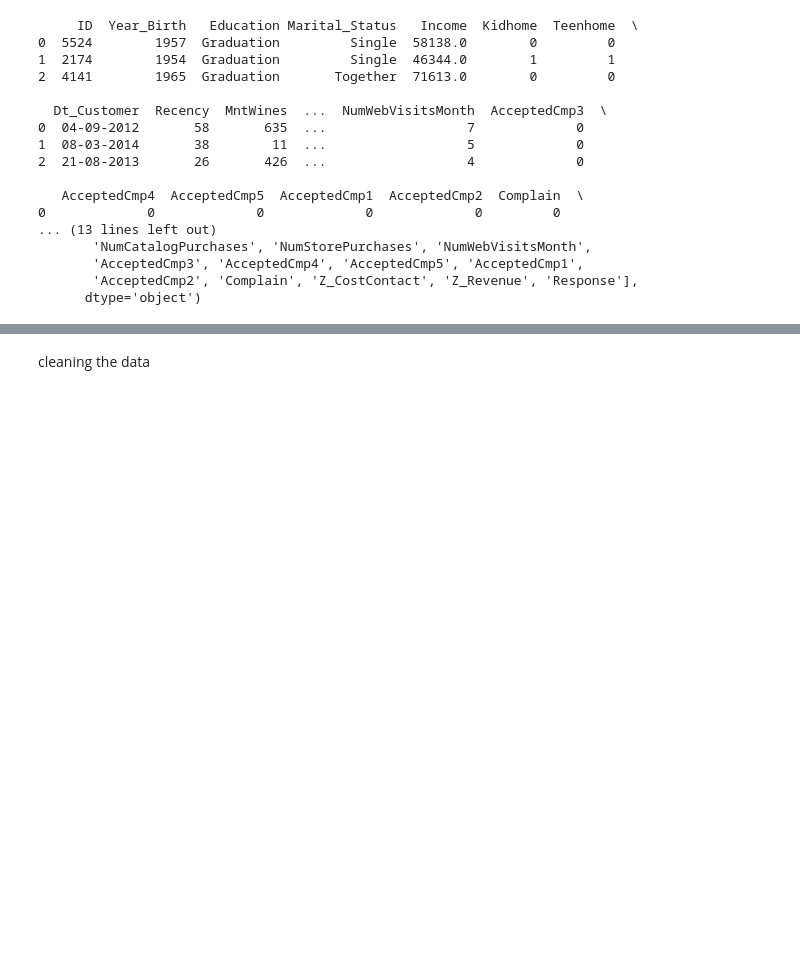
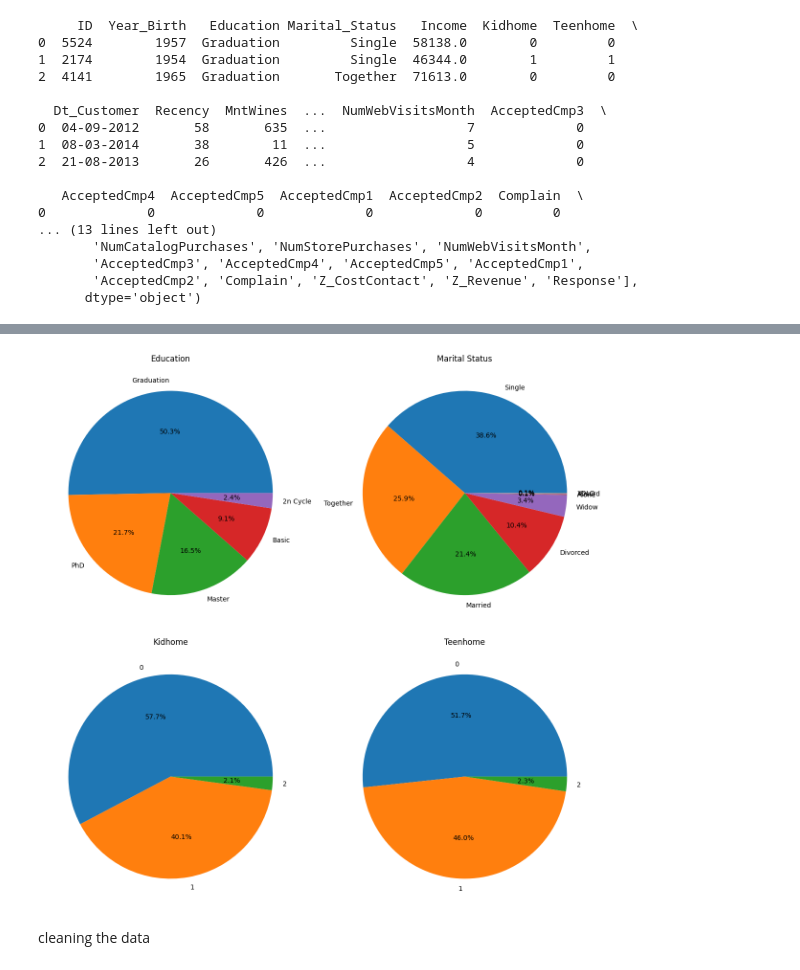
Before and after one commit to lucymao-12/clustering, a Jupyter notebook: Deep_dive_into_clustering.ipynb, the cells around one changed output, grey strips where cells are left out. Saved outputs shown, nothing was run; the diff lists cells and outputs as text; code cells hidden in the pictures; blank space fills up the shorter version.

Commit message:
more data cleaning and visualization

```diff
--- a/Deep_dive_into_clustering.ipynb
+++ b/Deep_dive_into_clustering.ipynb
@@ -70,0 +77,6 @@ print(columns)
+# %%
+#look at all unque values in each column
+labels = []
+for names in columns:
+    labels.append(df[names].unique())
+    print(names, df[names].unique()[:10])
@@ -71,3 +101,28 @@ print(columns)
+# %%
+#lets visualize some of the distributions
+fig, axs = plt.subplots(2, 2, figsize=(12, 12))
+
+# Plot for 'Education'
+axs[0, 0].pie(df['Education'].value_counts(), labels=labels[2], autopct='%1.1f%%')
+axs[0, 0].set_title('Education')
+
+# Plot for 'Marital_Status'
+axs[0, 1].pie(df['Marital_Status'].value_counts(), labels=labels[3], autopct='%1.1f%%')
+axs[0, 1].set_title('Marital Status')
+
+# Plot for 'Kidhome'
+axs[1, 0].pie(df['Kidhome'].value_counts(), labels=labels[5], autopct='%1.1f%%')
+axs[1, 0].set_title('Kidhome')
+
+# Plot for 'Teenhome'
+axs[1, 1].pie(df['Teenhome'].value_counts(), labels=labels[6], autopct='%1.1f%%')
+axs[1, 1].set_title('Teenhome')
+
+
+plt.tight_layout()
+plt.show()
+# %% [output]
+[figure, added]
 # %% [markdown]
 cleaning the data
 # %%
```
Also changed, not shown: parts of 15 cells of this notebook, 1 other file.
